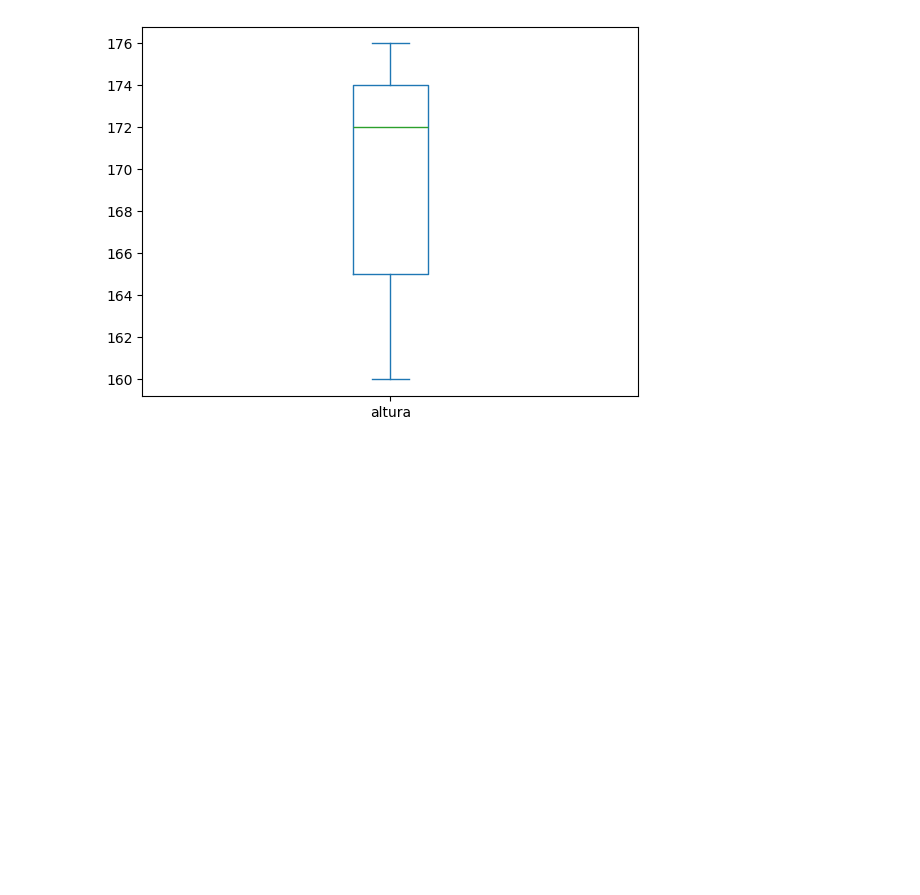
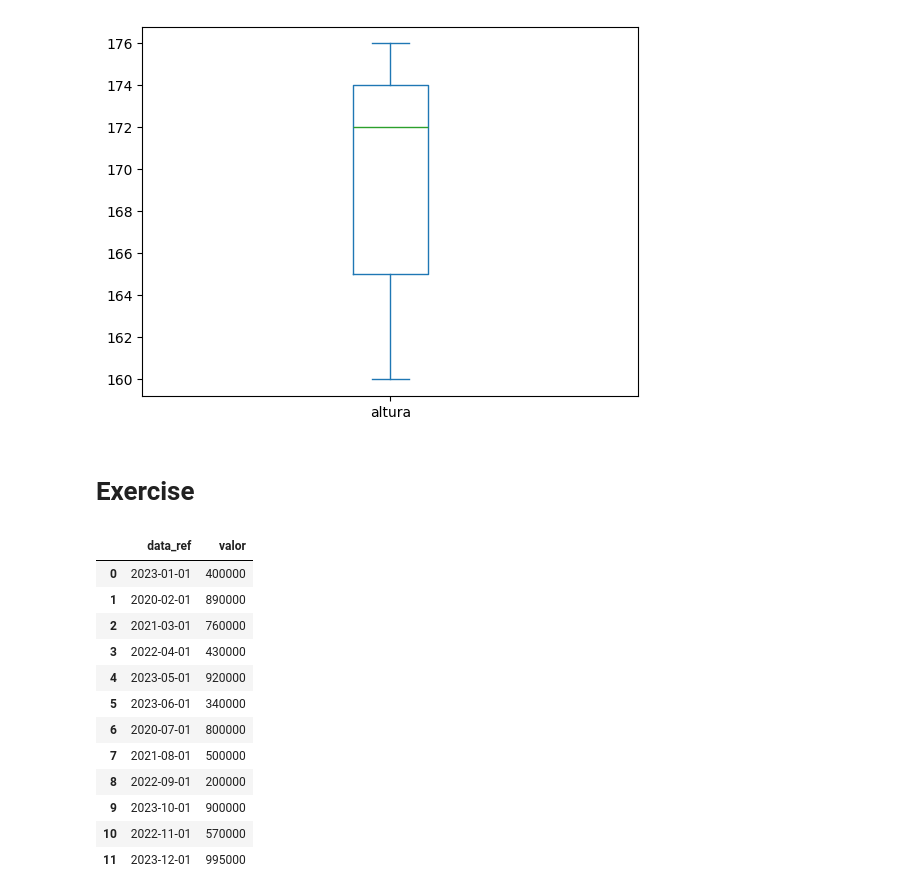
Before and after one commit to Weslley-Prado/estatisca_dev, a Jupyter notebook: estatisca_devs.ipynb, the cells around one changed output. Cells and saved outputs as stored; diff of their text form; code cells hidden in the pictures; blank space fills up the shorter version.

Commit message:
solution exercise

```diff
--- a/estatisca_devs.ipynb
+++ b/estatisca_devs.ipynb
@@ -215,3 +215,5 @@ df_medidas.altura.plot.box()
 # %% [output]
 <Axes: >
 [figure]
+# %% [markdown]
+# Exercise
@@ -217,0 +251,18 @@ df_medidas.altura.plot.box()
+# %%
+import pandas as pd
+df_faturamento = pd.DataFrame.from_dict(dict_faturamento)
+df_faturamento
+# %% [output]
+|  | data_ref | valor |
+| 0 | 2023-01-01 | 400000 |
+| 1 | 2020-02-01 | 890000 |
+| 2 | 2021-03-01 | 760000 |
+| 3 | 2022-04-01 | 430000 |
+| 4 | 2023-05-01 | 920000 |
+| 5 | 2023-06-01 | 340000 |
+| 6 | 2020-07-01 | 800000 |
+| 7 | 2021-08-01 | 500000 |
+| 8 | 2022-09-01 | 200000 |
+| 9 | 2023-10-01 | 900000 |
+| 10 | 2022-11-01 | 570000 |
+| 11 | 2023-12-01 | 995000 |
```
Also changed, not shown: parts of 3 cells of this notebook.
